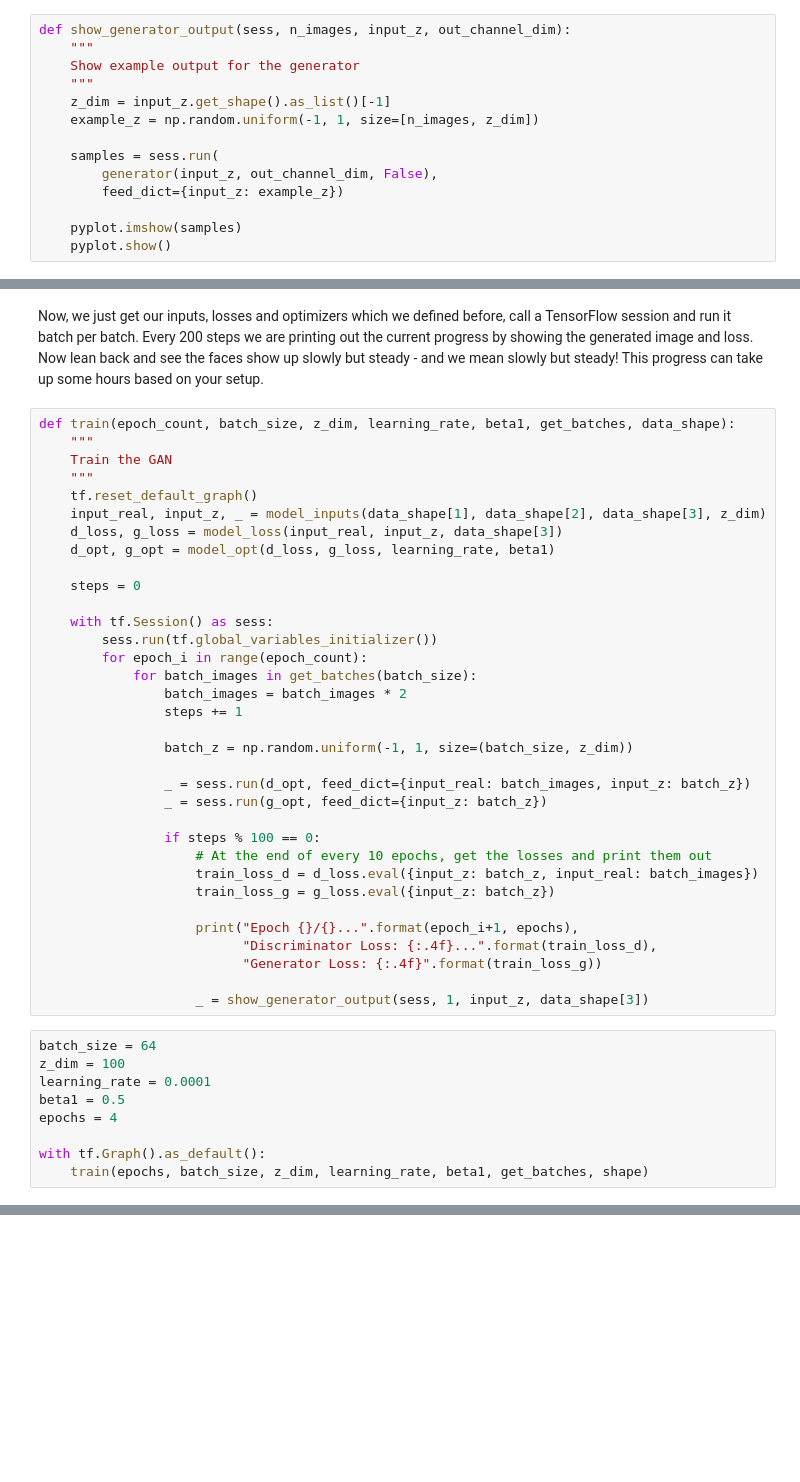
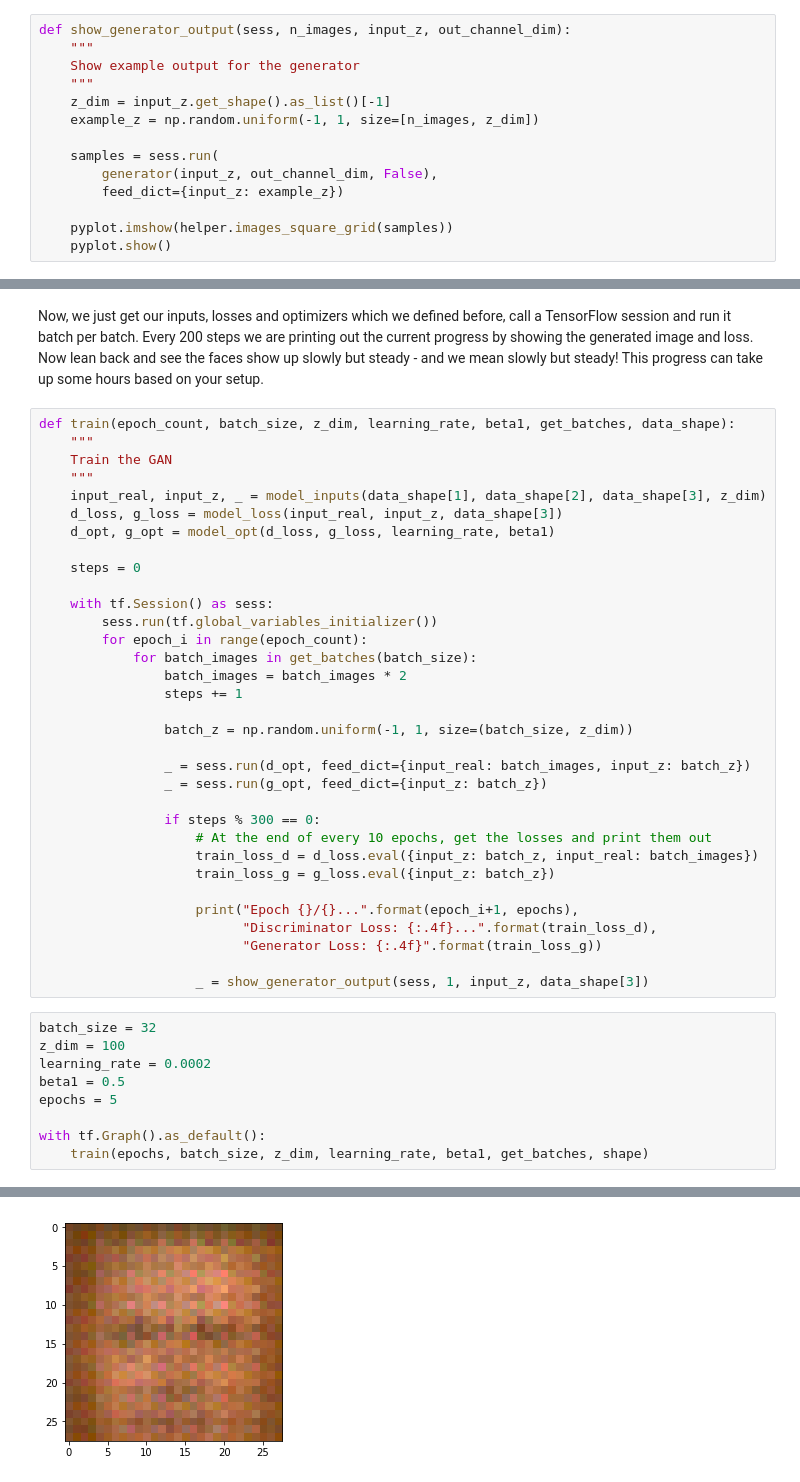
Before and after one commit to dmonn/dcgan-oreilly, a Jupyter notebook: DCGANs with Tensorflow.ipynb, the cells around one changed output, grey strips where cells are left out. Cells and saved outputs as stored; diff of their text form; blank space fills up the shorter version.

```diff
--- a/DCGANs with Tensorflow.ipynb
+++ b/DCGANs with Tensorflow.ipynb
@@ -235,7 +241,7 @@ def show_generator_output(sess, n_images, input_z, out_channel_dim):
         generator(input_z, out_channel_dim, False),
         feed_dict={input_z: example_z})
 
-    pyplot.imshow(samples)
+    pyplot.imshow(helper.images_square_grid(samples))
     pyplot.show()
 # %% [markdown]
 ## Training
@@ -246,7 +252,6 @@ def train(epoch_count, batch_size, z_dim, learning_rate, beta1, get_batches, dat
     """
     Train the GAN
     """
-    tf.reset_default_graph()
     input_real, input_z, _ = model_inputs(data_shape[1], data_shape[2], data_shape[3], z_dim)
     d_loss, g_loss = model_loss(input_real, input_z, data_shape[3])
     d_opt, g_opt = model_opt(d_loss, g_loss, learning_rate, beta1)
@@ -265,7 +270,7 @@ def train(epoch_count, batch_size, z_dim, learning_rate, beta1, get_batches, dat
                 _ = sess.run(d_opt, feed_dict={input_real: batch_images, input_z: batch_z})
                 _ = sess.run(g_opt, feed_dict={input_z: batch_z})
 
-                if steps % 100 == 0:
+                if steps % 300 == 0:
                     # At the end of every 10 epochs, get the losses and print them out
                     train_loss_d = d_loss.eval({input_z: batch_z, input_real: batch_images})
                     train_loss_g = g_loss.eval({input_z: batch_z})
@@ -276,11 +281,12 @@ def train(epoch_count, batch_size, z_dim, learning_rate, beta1, get_batches, dat
 
                     _ = show_generator_output(sess, 1, input_z, data_shape[3])
 # %%
-batch_size = 64
+batch_size = 32
 z_dim = 100
-learning_rate = 0.0001
+learning_rate = 0.0002
 beta1 = 0.5
-epochs = 4
+epochs = 5
 
 with tf.Graph().as_default():
     train(epochs, batch_size, z_dim, learning_rate, beta1, get_batches, shape)
+# %% [output]
@@ -286,0 +294 @@ with tf.Graph().as_default():
+[figure, added]
```
Also changed, not shown: parts of 5 cells of this notebook, 2 other files.
